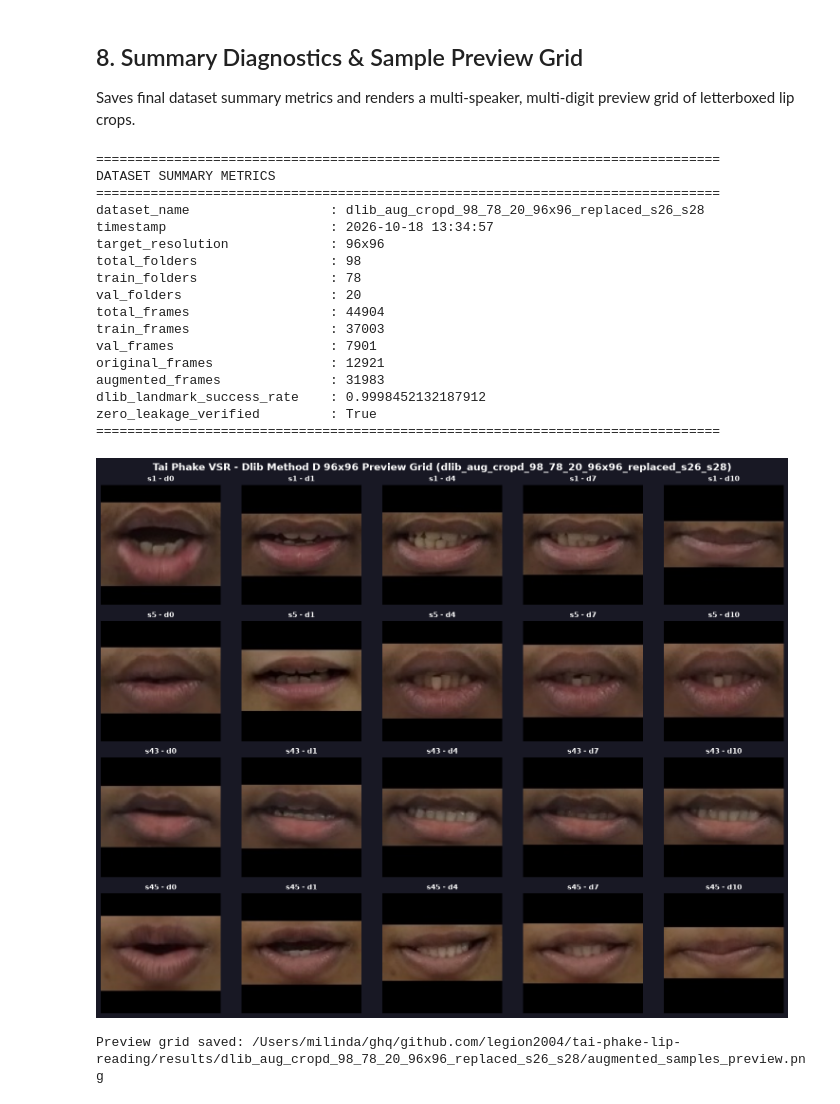
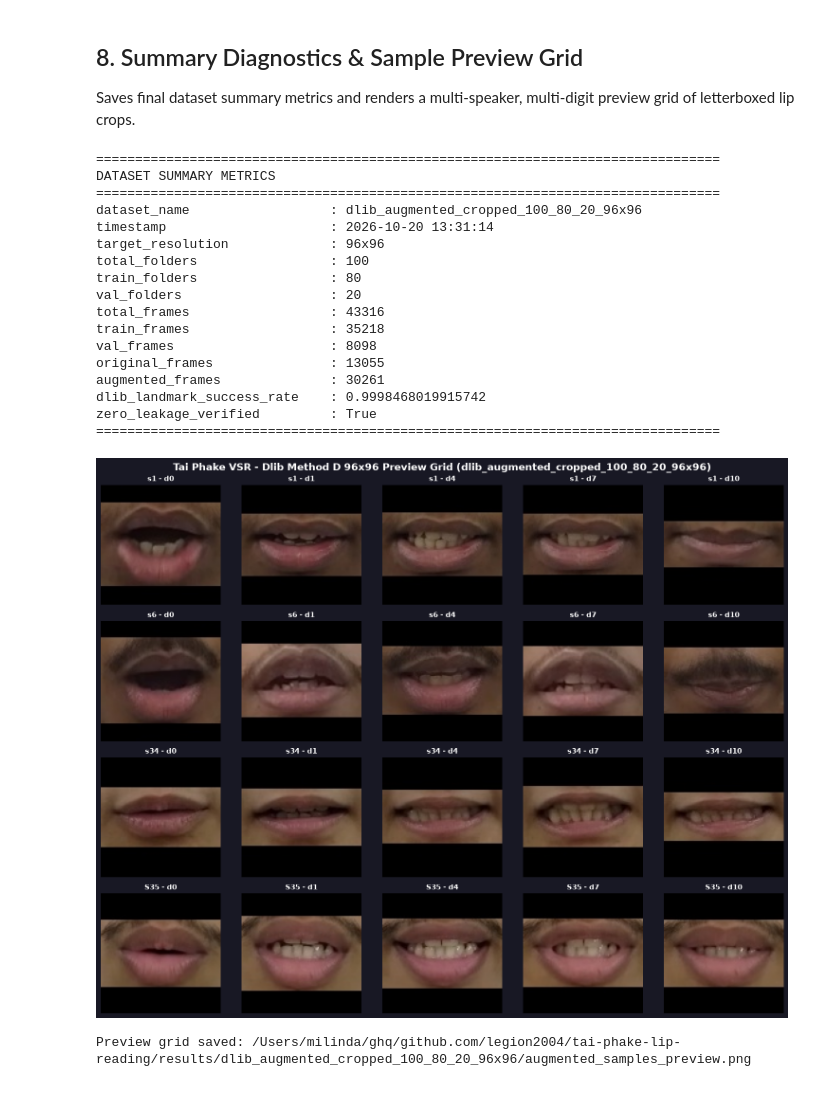
Before and after one commit to LegioN2004/tai-phake-lip-reading, a Jupyter notebook: notebooks/02.7_dlib_video_to_processed_pipeline.ipynb, the cells around one changed output. Saved outputs shown, nothing was run; the diff lists cells and outputs as text; code cells hidden in the pictures.

```diff
--- a/notebooks/02.7_dlib_video_to_processed_pipeline.ipynb
+++ b/notebooks/02.7_dlib_video_to_processed_pipeline.ipynb
@@ -54,10 +55,10 @@ DATA_ROOT = PROJECT_ROOT / "data"
 VIDEO_INPUT_DIR = DATA_ROOT / "experiments" / "digit_videos_only"
 
 # Raw Frames Extraction Cache Directory
-EXTRACTED_RAW_FRAMES_DIR = DATA_ROOT / "experiments" / "extracted_raw_frames_replaced_s26_s28"
+EXTRACTED_RAW_FRAMES_DIR = DATA_ROOT / "experiments" / "extracted_raw_frames"
 
 # Output Cropped Dataset Name & Flat Storage Directory
-DATASET_NAME = "dlib_aug_cropd_98_78_20_96x96_replaced_s26_s28"
+DATASET_NAME = "dlib_augmented_cropped_100_80_20_96x96"
 OUTPUT_DATASET_DIR = DATA_ROOT / "experiments" / DATASET_NAME
 
 # Results & Diagnostic Artifacts Directory
@@ -70,20 +71,19 @@ DLIB_PREDICTOR_PATH = PROJECT_ROOT / "models" / "dlib" / "shape_predictor_68_fac
 PROCESSED_DIR = DATA_ROOT / "processed"
 
 # ==============================================================================
-# 2. SPEAKER PARTITION (22 Train, 6 Val = 28 Base Speakers)
-# Note: s26 and s28 removed; s43 and s45 added as new clean validation speakers
+# 2. DYNAMIC SPEAKER PARTITION & AUGMENTATION COUNTS (FULLY CONFIGURABLE)
 # ==============================================================================
-TRAIN_BASE_SPEAKERS = [f"s{i}" for i in range(1, 23)]  # s1 through s22 (22 base speakers)
-VAL_BASE_SPEAKERS = ["s23", "s24", "s25", "s30", "s43", "s45"]  # 6 base speakers
+# Total expected speakers in VIDEO_INPUT_DIR (enforces count if set, or set to None)
+NUM_TOTAL_SPEAKERS = 30
 
-# Target Directory Expansion Numbers
-TARGET_TRAIN_FOLDERS = 78
-TARGET_VAL_FOLDERS = 20
-TOTAL_TARGET_FOLDERS = TARGET_TRAIN_FOLDERS + TARGET_VAL_FOLDERS  # 98 Folders
+# Base speaker split numbers
+NUM_TRAIN_BASE_SPEAKERS = 24  # Base speakers for Training
+NUM_VAL_BASE_SPEAKERS = 6     # Base speakers for Validation
 
-# Validation speakers designated for 4-folder expansion (1 orig + 3 aug = 4)
-# 2 spk x 4 folders + 4 spk x 3 folders = 20 folders
-VAL_FOUR_FOLDER_SPEAKERS = ["s25", "s43"]
+# Target Directory Expansion Numbers (Augmented Folder Targets)
+TARGET_TRAIN_FOLDERS = 80     # Total train folders after augmentation (e.g. 24 -> 80)
+TARGET_VAL_FOLDERS = 20       # Total val folders after augmentation (e.g. 6 -> 20)
+TOTAL_TARGET_FOLDERS = TARGET_TRAIN_FOLDERS + TARGET_VAL_FOLDERS  # 100 Folders
 
 # Method D Letterbox Cropping Parameters
 TARGET_WIDTH = 96
@@ -94,7 +94,7 @@ BORDER_VALUE = 0    # Black letterbox canvas background
 JPEG_QUALITY = 95
 
 # Execution Controls
-FORCE_REEXTRACT_FRAMES = False   # Set True to overwrite cached raw frames
+FORCE_REEXTRACT_FRAMES = True   # Fresh extraction from video files (recommended for updated videos)
 NUM_WORKERS = min(8, os.cpu_count() or 4)
 
 print("=" * 80)
@@ -106,11 +106,12 @@ print(f"Extracted Raw Frames Dir : {EXTRACTED_RAW_FRAMES_DIR}")
 print(f"Output Dataset Directory : {OUTPUT_DATASET_DIR}")
 print(f"Results Directory        : {RESULTS_DIR}")
 print(f"Processed Mount Dir      : {PROCESSED_DIR}")
-print(f"Train Base Speakers ({len(TRAIN_BASE_SPEAKERS):2d}) : {TRAIN_BASE_SPEAKERS}")
-print(f"Val Base Speakers   ({len(VAL_BASE_SPEAKERS):2d}) : {VAL_BASE_SPEAKERS}")
+print(f"Expected Total Speakers  : {NUM_TOTAL_SPEAKERS}")
+print(f"Base Speaker Split       : {NUM_TRAIN_BASE_SPEAKERS} Train + {NUM_VAL_BASE_SPEAKERS} Val")
 print(f"Target Folders           : {TARGET_TRAIN_FOLDERS} Train + {TARGET_VAL_FOLDERS} Val = {TOTAL_TARGET_FOLDERS} Total")
 print(f"Dlib Model File          : {DLIB_PREDICTOR_PATH}")
 print(f"Crop Resolution          : {TARGET_WIDTH}x{TARGET_HEIGHT} (Method D Letterbox)")
+print(f"Force Re-extract Frames  : {FORCE_REEXTRACT_FRAMES}")
 print("=" * 80)
 # %% [output]
 ================================================================================
@@ -611,7 +633,7 @@ for item in PROCESSED_DIR.iterdir():
 # Save speaker_split.json metadata
 speaker_split_data = {
     "dataset_name": DATASET_NAME,
-    "dataset_mode": "98_78_20_replaced_s43_s45",
+    "dataset_mode": f"{TOTAL_TARGET_FOLDERS}_{TARGET_TRAIN_FOLDERS}_{TARGET_VAL_FOLDERS}",
     "random_seed": SEED,
     "num_total_folders": TOTAL_TARGET_FOLDERS,
     "num_train_folders": len(all_train_folders),
@@ -715,8 +737,13 @@ for k, v in summary.items():
     print(f"{k:30s}: {v}")
 print("=" * 80)
 
-# Render Preview Grid (including new validation speakers s43 and s45)
-preview_speakers = [TRAIN_BASE_SPEAKERS[0], TRAIN_BASE_SPEAKERS[4], "s43", "s45"]
+# Render Preview Grid dynamically
+preview_speakers = [
+    TRAIN_BASE_SPEAKERS[0],
+    TRAIN_BASE_SPEAKERS[min(4, len(TRAIN_BASE_SPEAKERS) - 1)],
+    VAL_BASE_SPEAKERS[0],
+    VAL_BASE_SPEAKERS[min(1, len(VAL_BASE_SPEAKERS) - 1)]
+]
 preview_digits = ["d0", "d1", "d4", "d7", "d10"]
 
 fig, axes = plt.subplots(len(preview_speakers), len(preview_digits), figsize=(15, 12))
@@ -724,42 +751,42 @@ fig.patch.set_facecolor("#181824")
 
 for r_idx, spk in enumerate(preview_speakers):
     for c_idx, dig in enumerate(preview_digits):
         ax = axes[r_idx, c_idx]
         ax.set_facecolor("#12121c")
         dig_dir = OUTPUT_DATASET_DIR / spk / dig
         frames = sorted(list(dig_dir.glob("*.jpg"))) if dig_dir.exists() else []
         if frames:
             mid_frame = frames[len(frames) // 2]
             img = cv2.imread(str(mid_frame))
             if img is not None:
                 img_rgb = cv2.cvtColor(img, cv2.COLOR_BGR2RGB)
                 ax.imshow(img_rgb)
                 ax.set_title(f"{spk} - {dig}", color="white", fontsize=11, fontweight="bold")
         ax.axis("off")
 
 plt.suptitle(f"Tai Phake VSR - Dlib Method D 96x96 Preview Grid ({DATASET_NAME})", color="white", fontsize=15, fontweight="bold", y=0.98)
 plt.tight_layout()
 preview_path = RESULTS_DIR / "augmented_samples_preview.png"
 plt.savefig(preview_path, dpi=150, facecolor=fig.get_facecolor(), bbox_inches="tight")
 plt.show()
 print(f"Preview grid saved: {preview_path}")
 # %% [output]
 ================================================================================
 DATASET SUMMARY METRICS
 ================================================================================
-dataset_name                  : dlib_aug_cropd_98_78_20_96x96_replaced_s26_s28
-timestamp                     : 2026-10-18 13:34:57
+dataset_name                  : dlib_augmented_cropped_100_80_20_96x96
+timestamp                     : 2026-10-20 13:31:14
 target_resolution             : 96x96
-total_folders                 : 98
-train_folders                 : 78
+total_folders                 : 100
+train_folders                 : 80
 val_folders                   : 20
-total_frames                  : 44904
-train_frames                  : 37003
-val_frames                    : 7901
-original_frames               : 12921
-augmented_frames              : 31983
-dlib_landmark_success_rate    : 0.9998452132187912
+total_frames                  : 43316
+train_frames                  : 35218
+val_frames                    : 8098
+original_frames               : 13055
+augmented_frames              : 30261
+dlib_landmark_success_rate    : 0.9998468019915742
 zero_leakage_verified         : True
 ================================================================================
-[figure, old version]
+[figure, new version]
-Preview grid saved: /Users/milinda/ghq/github.com/legion2004/tai-phake-lip-reading/results/dlib_aug_cropd_98_78_20_96x96_replaced_s26_s28/augmented_samples_preview.png
+Preview grid saved: /Users/milinda/ghq/github.com/legion2004/tai-phake-lip-reading/results/dlib_augmented_cropped_100_80_20_96x96/augmented_samples_preview.png
```
Also changed, not shown: parts of 9 cells of this notebook, 24 other files.
